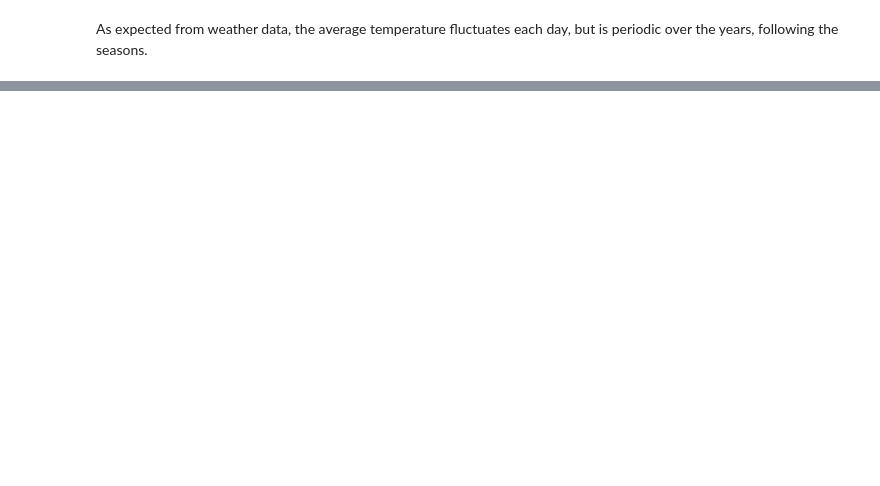
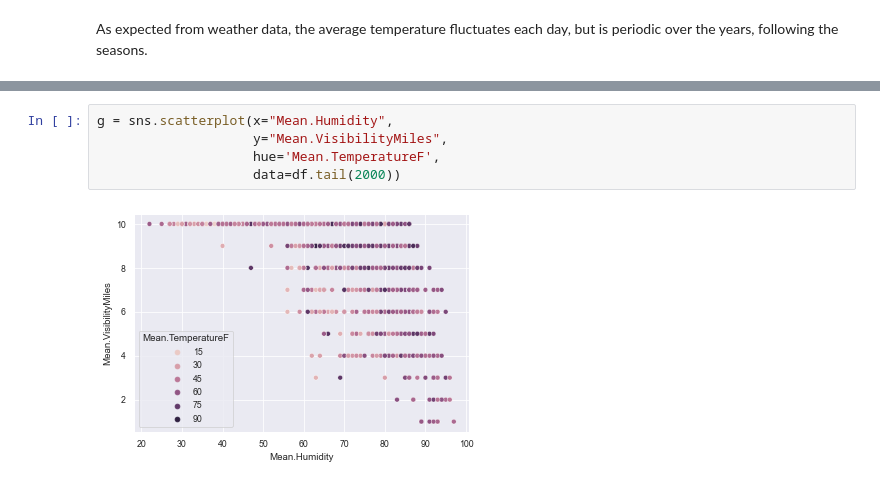
Before and after one commit to jamilnyc/notebooks, a Jupyter notebook: dataframe_visualization.ipynb, the cells around one changed output, grey strips where cells are left out. Saved outputs shown, nothing was run; the diff lists cells and outputs as text; blank space fills up the shorter version.

```diff
--- a/dataframe_visualization.ipynb
+++ b/dataframe_visualization.ipynb
@@ -56,0 +83,7 @@ As expected from weather data, the average temperature fluctuates each day, but
+# %%
+g = sns.scatterplot(x="Mean.Humidity",
+                    y="Mean.VisibilityMiles",
+                    hue='Mean.TemperatureF',
+                    data=df.tail(2000))
+# %% [output]
+[figure, added]
```
Also changed, not shown: parts of 7 cells of this notebook.
